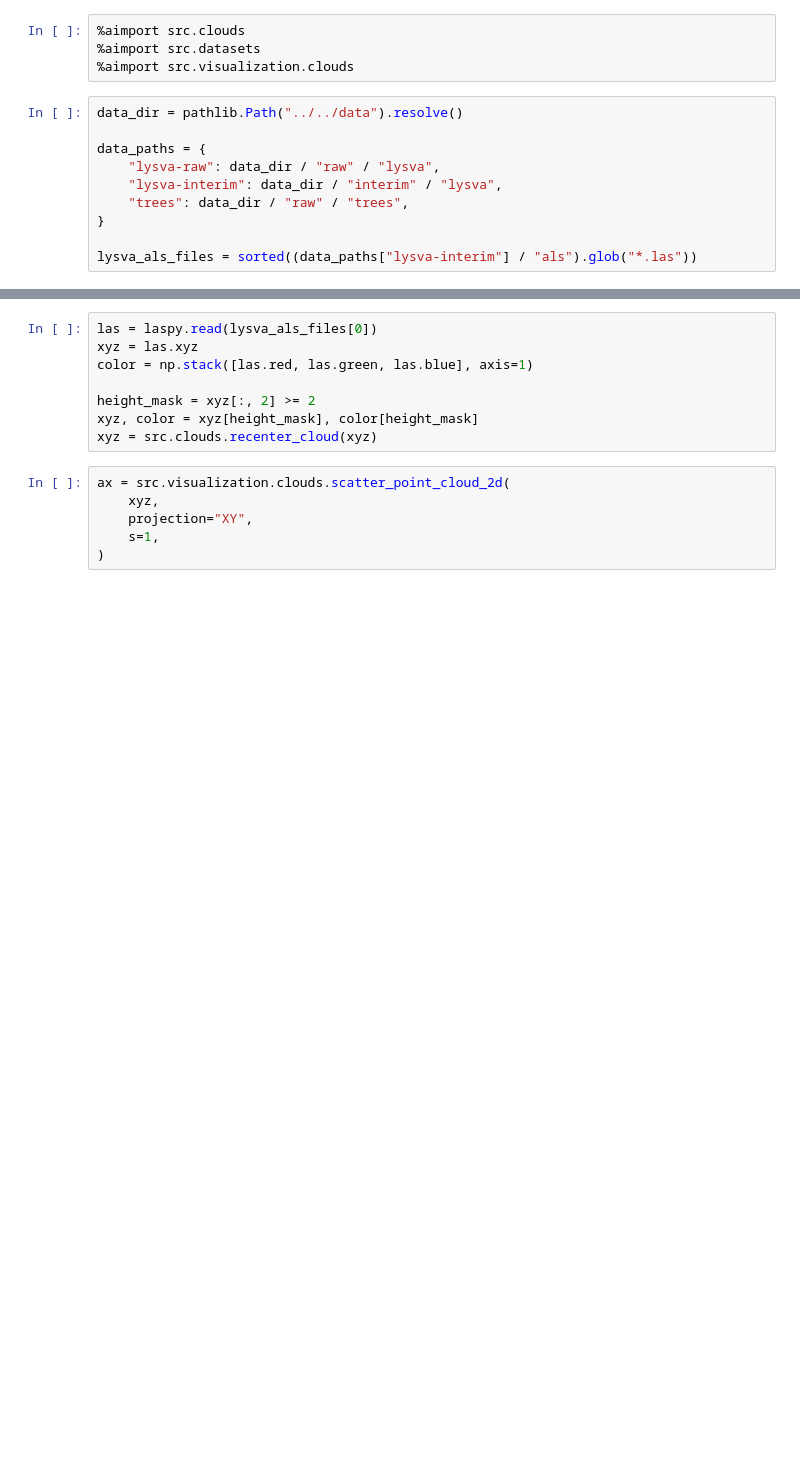
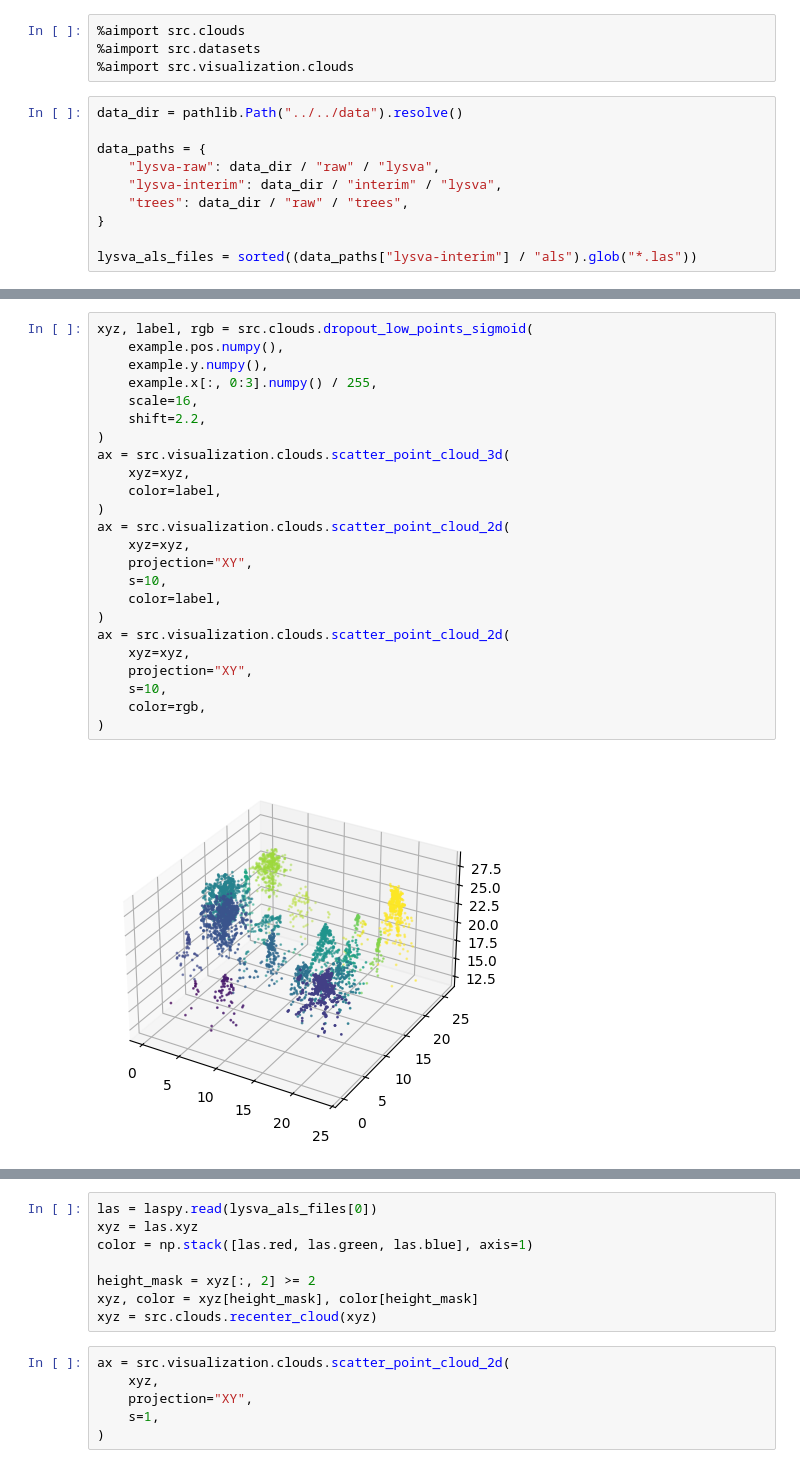
Before and after one commit to iod-ine/thesis, a Jupyter notebook: chapters/03c_synthetic_forest.ipynb, the cells around one changed output, grey strips where cells are left out. Drawn from its saved outputs; the diff is of its cells as text; blank space fills up the shorter version.

```diff
--- a/chapters/03c_synthetic_forest.ipynb
+++ b/chapters/03c_synthetic_forest.ipynb
@@ -82,0 +84,26 @@ src.visualization.clouds.scatter_point_cloud_3d(
+# %%
+xyz, label, rgb = src.clouds.dropout_low_points_sigmoid(
+    example.pos.numpy(),
+    example.y.numpy(),
+    example.x[:, 0:3].numpy() / 255,
+    scale=16,
+    shift=2.2,
+)
+ax = src.visualization.clouds.scatter_point_cloud_3d(
+    xyz=xyz,
+    color=label,
+)
+ax = src.visualization.clouds.scatter_point_cloud_2d(
+    xyz=xyz,
+    projection="XY",
+    s=10,
+    color=label,
+)
+ax = src.visualization.clouds.scatter_point_cloud_2d(
+    xyz=xyz,
+    projection="XY",
+    s=10,
+    color=rgb,
+)
+# %% [output]
+[figure, added]
```
Also changed, not shown: parts of 7 cells of this notebook.
